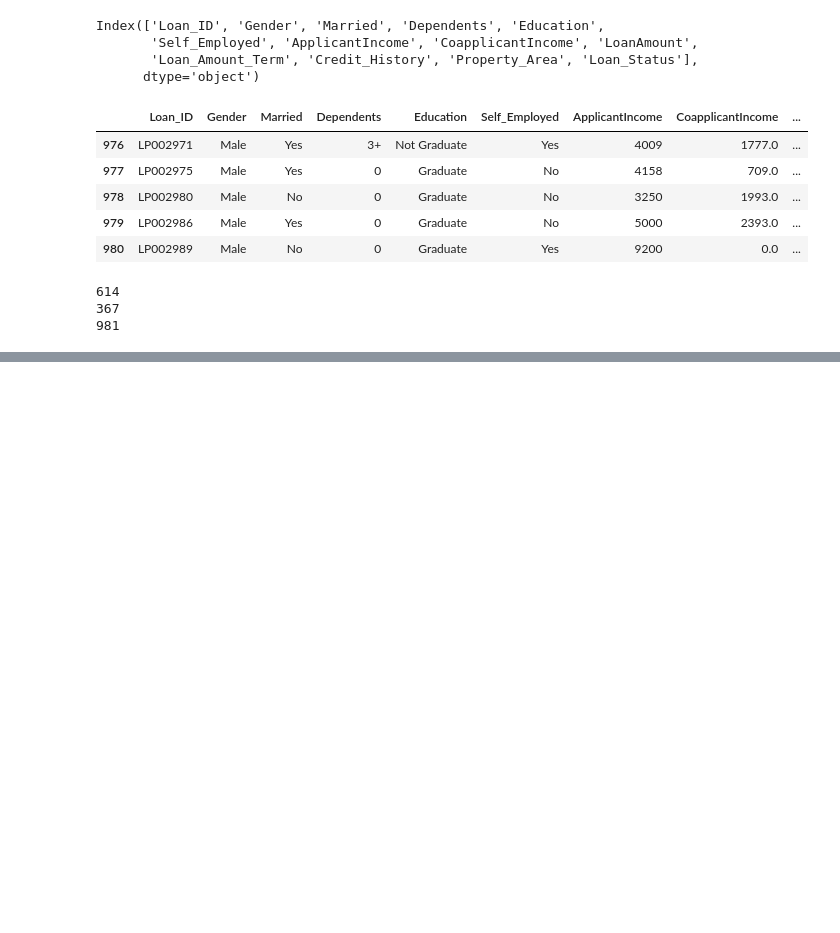
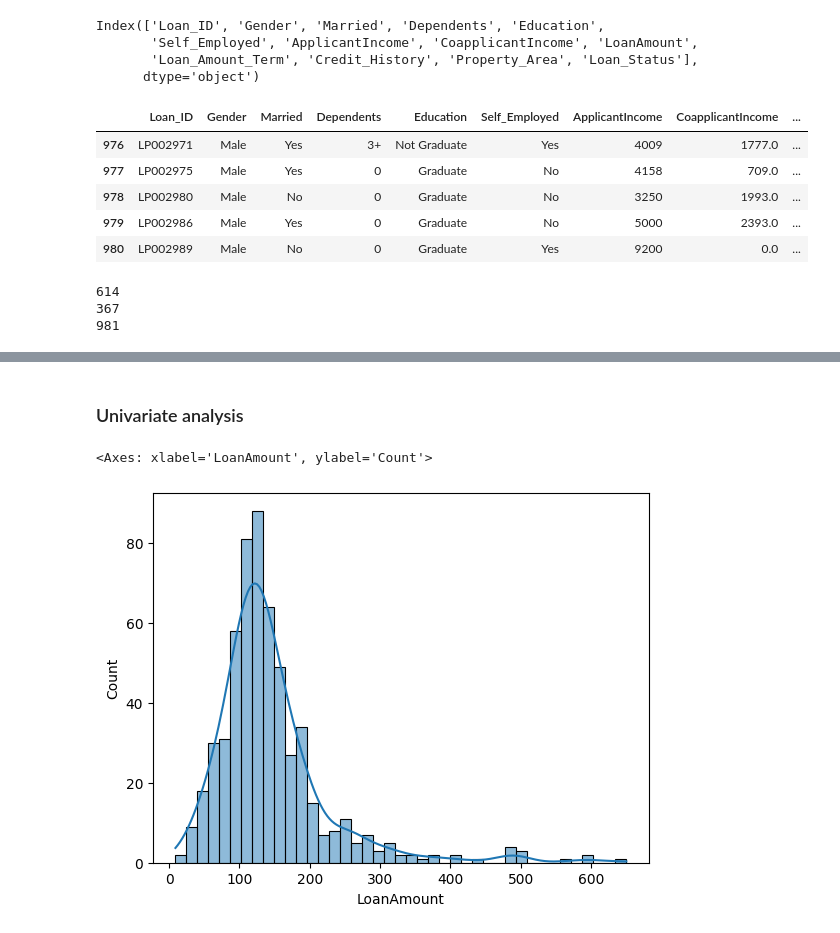
Before and after one commit to raji-ayyub/gen_ai_backend, a Jupyter notebook: task_25.ipynb, the cells around one changed output, grey strips where cells are left out. Cells and saved outputs as stored; diff of their text form; code cells hidden in the pictures; blank space fills up the shorter version.

```diff
--- a/task_25.ipynb
+++ b/task_25.ipynb
@@ -110,0 +107,5 @@ dataset[dataset["Loan_Status"].isnull()]
+# %%
+data1.dropna(subset=["Married"], inplace=True)
+data1.dropna(subset=["Loan_Amount_Term"], inplace=True)
+data1.dropna(subset=["Gender"], inplace=True)
+data1.dropna(subset=["Dependents"], inplace=True)
@@ -110,0 +129,6 @@ dataset[dataset["Loan_Status"].isnull()]
+# %%
+data1["LoanAmount"].fillna(data1["LoanAmount"].mean(), inplace=True)
+
+data1["Self_Employed"].fillna(data1["Self_Employed"].mode()[0], inplace=True)
+
+data1["Credit_History"].fillna(data1["Credit_History"].median(), inplace=True)
@@ -110,0 +239,2 @@ dataset[dataset["Loan_Status"].isnull()]
+# %% [markdown]
+### Univariate analysis
@@ -110,0 +244,6 @@ dataset[dataset["Loan_Status"].isnull()]
+# %%
+import seaborn as sns
+sns.histplot(data1["LoanAmount"], kde=True)
+# %% [output]
+<Axes: xlabel='LoanAmount', ylabel='Count'>
+[figure, added]
```
Also changed, not shown: parts of 18 cells of this notebook.
